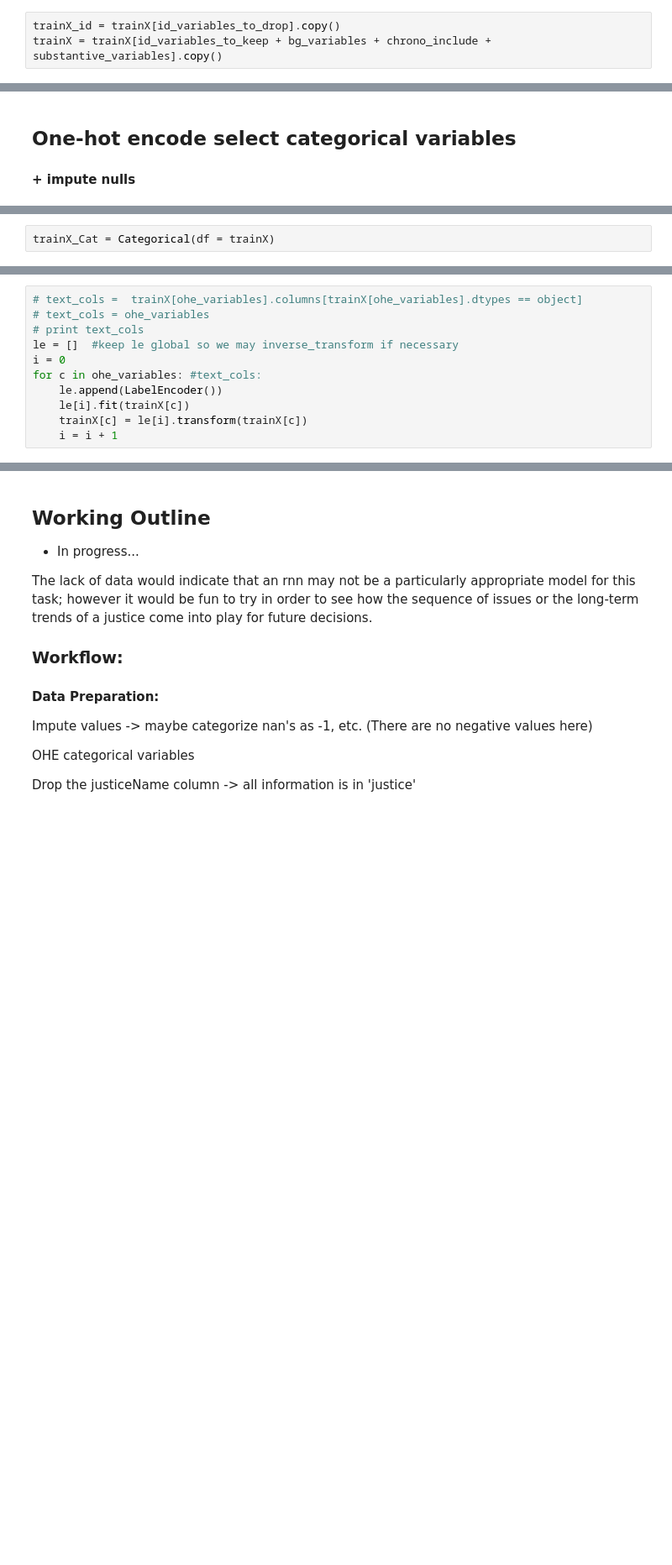
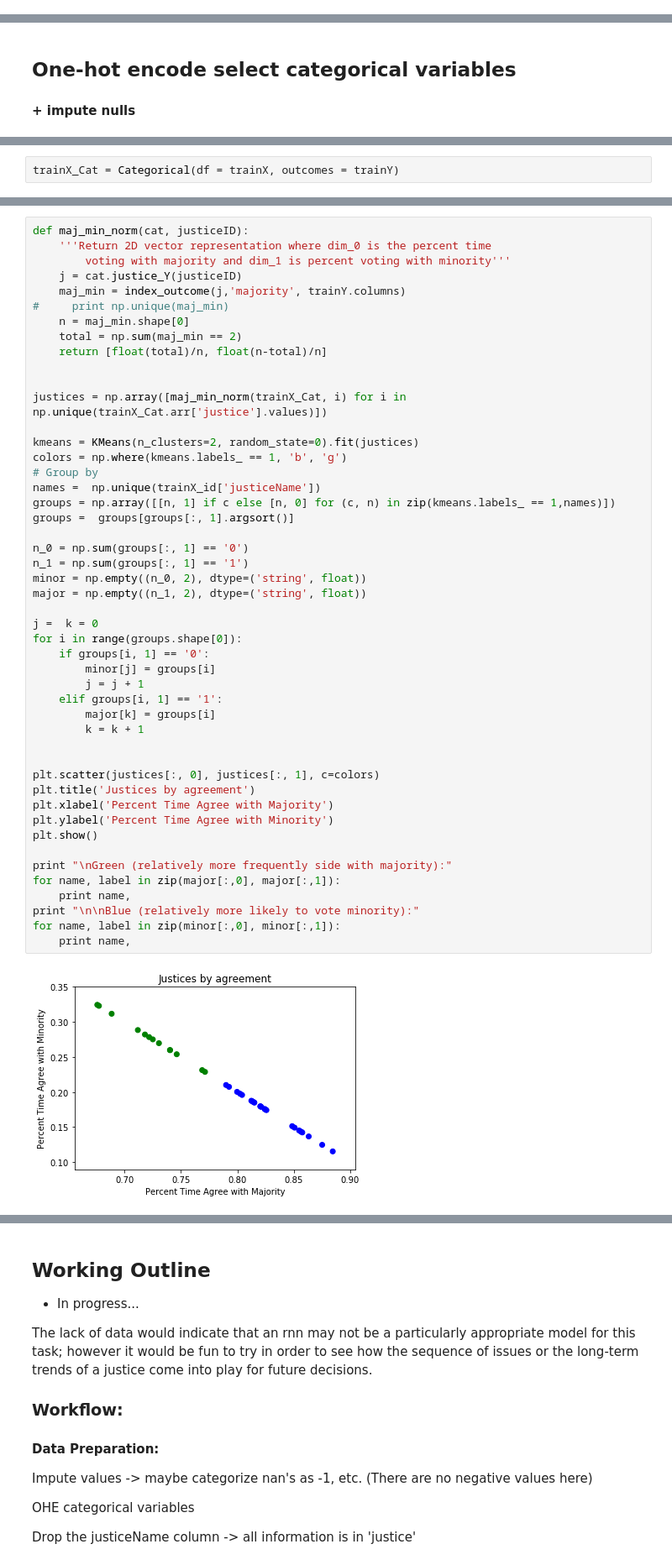
Before and after one commit to aywhen/supreme_predictions, a Jupyter notebook: scripts/rnn_justice_predictions.ipynb, the cells around one changed output, grey strips where cells are left out. Shown at 84% size. Saved outputs shown, nothing was run; the diff lists cells and outputs as text; blank space fills up the shorter version.

Commit message:
Cluster on maj-min voting & political bent

```diff
--- a/scripts/rnn_justice_predictions.ipynb
+++ b/scripts/rnn_justice_predictions.ipynb
@@ -55,3 +53,0 @@ voting_variables = [u'voteUnclear', u'majOpinWriter', u'majOpinAssigner',
-# %%
-trainX_id = trainX[id_variables_to_drop].copy()
-trainX = trainX[id_variables_to_keep + bg_variables + chrono_include + substantive_variables].copy()
@@ -138,2 +168,2 @@ class Categorical(object):
 # %%
-trainX_Cat = Categorical(df = trainX)
+trainX_Cat = Categorical(df = trainX, outcomes = trainY)
@@ -185,11 +169,0 @@ trainX = pd.concat([trainX[ohe_variables], trainX[other_vars]], axis=1)
-# %%
-# text_cols =  trainX[ohe_variables].columns[trainX[ohe_variables].dtypes == object]
-# text_cols = ohe_variables
-# print text_cols
-le = []  #keep le global so we may inverse_transform if necessary
-i = 0
-for c in ohe_variables: #text_cols:
-    le.append(LabelEncoder())
-    le[i].fit(trainX[c])
-    trainX[c] = le[i].transform(trainX[c])
-    i = i + 1
@@ -267,0 +174,50 @@ class categorical(object):
+# %%
+def maj_min_norm(cat, justiceID):
+    '''Return 2D vector representation where dim_0 is the percent time
+        voting with majority and dim_1 is percent voting with minority'''
+    j = cat.justice_Y(justiceID)
+    maj_min = index_outcome(j,'majority', trainY.columns)
+#     print np.unique(maj_min)
+    n = maj_min.shape[0]
+    total = np.sum(maj_min == 2)
+    return [float(total)/n, float(n-total)/n]
+
+
+justices = np.array([maj_min_norm(trainX_Cat, i) for i in np.unique(trainX_Cat.arr['justice'].values)])
+
+kmeans = KMeans(n_clusters=2, random_state=0).fit(justices)
+colors = np.where(kmeans.labels_ == 1, 'b', 'g')
+# Group by
+names =  np.unique(trainX_id['justiceName'])
+groups = np.array([[n, 1] if c else [n, 0] for (c, n) in zip(kmeans.labels_ == 1,names)])
+groups =  groups[groups[:, 1].argsort()]
+
+n_0 = np.sum(groups[:, 1] == '0')
+n_1 = np.sum(groups[:, 1] == '1')
+minor = np.empty((n_0, 2), dtype=('string', float))
+major = np.empty((n_1, 2), dtype=('string', float))
+
+j =  k = 0
+for i in range(groups.shape[0]):
+    if groups[i, 1] == '0':
+        minor[j] = groups[i]
+        j = j + 1
+    elif groups[i, 1] == '1':
+        major[k] = groups[i]
+        k = k + 1
+
+
+plt.scatter(justices[:, 0], justices[:, 1], c=colors)
+plt.title('Justices by agreement')
+plt.xlabel('Percent Time Agree with Majority')
+plt.ylabel('Percent Time Agree with Minority')
+plt.show()
+
+print "\nGreen (relatively more frequently side with majority):"
+for name, label in zip(major[:,0], major[:,1]):
+    print name,
+print "\n\nBlue (relatively more likely to vote minority):"
+for name, label in zip(minor[:,0], minor[:,1]):
+    print name,
+# %% [output]
+[figure, added]
```
Also changed, not shown: parts of 27 cells of this notebook.
